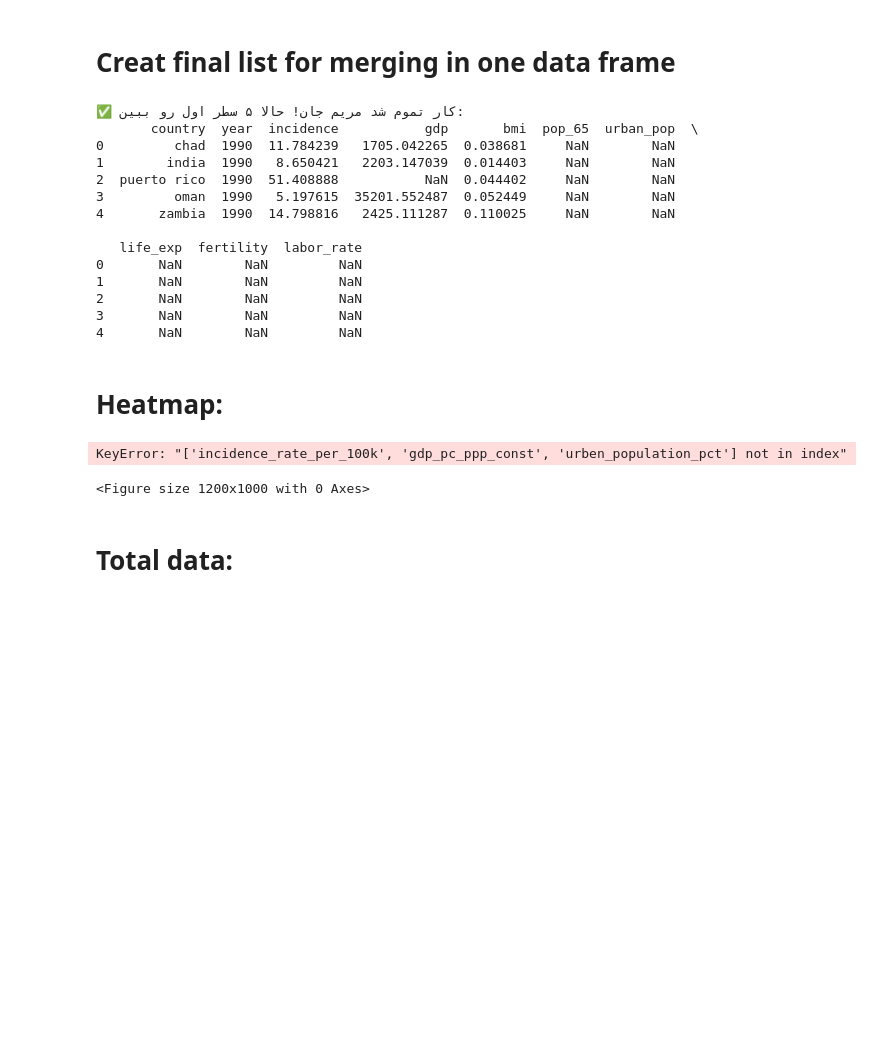
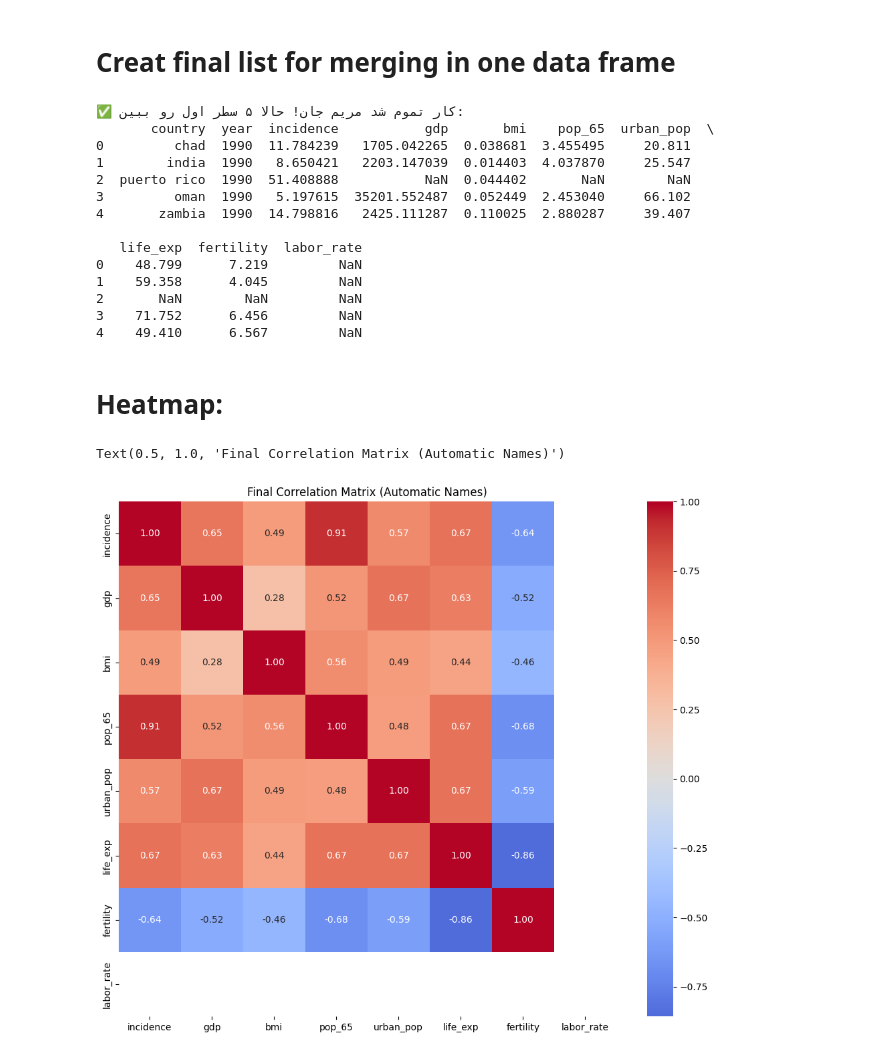
Before and after one commit to Mary-Moradi/BreastCancer_Burden_PanelStudy, a Jupyter notebook: prepared_data.ipynb, the cells around one changed output. Saved outputs shown, nothing was run; the diff lists cells and outputs as text; code cells hidden in the pictures; blank space fills up the shorter version.

Commit message:
edit git hup that shows incorrect update

```diff
--- a/prepared_data.ipynb
+++ b/prepared_data.ipynb
@@ -784,0 +742,3 @@ Changing Data type and deleting Year_Raw
+# %%
+df_urban_melted= df_urban.melt(id_vars=['Country Name', 'Country Code','Series Code','Series Name'],
+                          var_name='year_raw', value_name='urban_pct')
@@ -790,13 +764,13 @@ Urben_pupulation_pct column NaN percentage:  2.95%
 # %% [markdown]
 Define Core Model:
 # %%
-dataframe_core ={'Incident Rate (Y)': df_incident_final,
+dataframe_core ={'Incident Rate (Y)': df_incident_finally,
 'GDP per capita': df_gdp_final,
 'BMI Female:' : df_bmi_finally,
-'Population 65+': df_population65_final,
-'Urban Population': df_urban_final,
+'Population 65+': df_pop65_finally,
+'Urban Population': df_urban_finally,
 'Life Expectancy Female' :df_life_expectency_final,
-'Fertility Female': df_fertility_long}
+'Fertility Female': df_fert_finally}
 core_report_data =[]
 for var_name, df in dataframe_core.items():
     value_col=df.columns[-1]
@@ -960,9 +934,9 @@ print(df_Table_Weak_Variable)
 # Creat final list for merging in one data frame
 # %%
 final_list = [
-    df_incident_final, df_gdp_final, df_bmi_finally,
-    df_population65_final, df_urban_final,
-    df_life_expectency_final, df_fertility_long, df_labor_final]
+    df_incident_finally, df_gdp_final, df_bmi_finally,
+    df_pop65_finally , df_urban_finally,
+    df_life_expect_finally, df_fert_finally, df_labor_final]
 # %%
 clean_final_list= []
 for i, df in enumerate(final_list):
@@ -984,13 +958,13 @@ for i, df in enumerate(final_list):
 # %%
 # ۱. لیست کل فایل‌های خام (دقت کن اسم‌ها با فایل‌های تو یکی باشه)
 raw_dataframes = [
-    df_incident_final,      # فایل سرطان
+    df_incident_finally,      # فایل سرطان
     df_gdp_final,         # فایل GDP که تازه درستش کردیم
     df_bmi_finally,         # فایل BMI
-    df_population65_final,  # فایل جمعیت ۶۵ سال
-    df_urban_final,         # فایل جمعیت شهری
-    df_life_expectency_final, # فایل امید به زندگی
-    df_fertility_long,      # فایل باروری
+    df_pop65_finally,  # فایل جمعیت ۶۵ سال
+    df_urban_finally,         # فایل جمعیت شهری
+    df_life_expect_finally, # فایل امید به زندگی
+    df_fert_finally,      # فایل باروری
     df_labor_final          # فایل اشتغال زنان
 ]
 
@@ -1027,35 +1001,33 @@ print("✅ کار تموم شد مریم جان! حالا ۵ سطر اول رو
 print(df_final.head(5))
 # %% [output]
 ✅ کار تموم شد مریم جان! حالا ۵ سطر اول رو ببین:
-       country  year  incidence           gdp       bmi  pop_65  urban_pop  \
-0         chad  1990  11.784239   1705.042265  0.038681     NaN        NaN
-1        india  1990   8.650421   2203.147039  0.014403     NaN        NaN
-2  puerto rico  1990  51.408888           NaN  0.044402     NaN        NaN
-3         oman  1990   5.197615  35201.552487  0.052449     NaN        NaN
-4       zambia  1990  14.798816   2425.111287  0.110025     NaN        NaN
+       country  year  incidence           gdp       bmi    pop_65  urban_pop  \
+0         chad  1990  11.784239   1705.042265  0.038681  3.455495     20.811
+1        india  1990   8.650421   2203.147039  0.014403  4.037870     25.547
+2  puerto rico  1990  51.408888           NaN  0.044402       NaN        NaN
+3         oman  1990   5.197615  35201.552487  0.052449  2.453040     66.102
+4       zambia  1990  14.798816   2425.111287  0.110025  2.880287     39.407
 
    life_exp  fertility  labor_rate
-0       NaN        NaN         NaN
-1       NaN        NaN         NaN
+0    48.799      7.219         NaN
+1    59.358      4.045         NaN
 2       NaN        NaN         NaN
-3       NaN        NaN         NaN
-4       NaN        NaN         NaN
+3    71.752      6.456         NaN
+4    49.410      6.567         NaN
 # %% [markdown]
 # Heatmap:
 # %%
-import seaborn as sns
-import matplotlib.pyplot as plt
+numeric_df = df_final.select_dtypes(include=['number'])
 
-target_cols = ['incidence_rate_per_100k', 'gdp_pc_ppp_const', 'bmi_female',
-               'population_65_pct', 'urben_population_pct', 'life_expectancy_female',
-               'fertility_female', 'female_labor_rate']
+# if we have year column have drop it
+if 'year' in numeric_df.columns:
+    numeric_df = numeric_df.drop(columns=['year'])
 
+#heatmap Graph & correlation Matrix
 plt.figure(figsize=(12, 10))
-sns.heatmap(df_final[target_cols].corr(), annot=True, cmap='coolwarm', fmt=".2f", center=0)
-plt.title('Final Correlation Matrix')
-plt.show()
+corr_matrix=numeric_df.corr()
+sns.heatmap(corr_matrix, annot=True, cmap='coolwarm', fmt=".2f", center=0)
+plt.title('Final Correlation Matrix (Automatic Names)')
 # %% [output]
-KeyError: "['incidence_rate_per_100k', 'gdp_pc_ppp_const', 'urben_population_pct'] not in index"
+Text(0.5, 1.0, 'Final Correlation Matrix (Automatic Names)')
-<Figure size 1200x1000 with 0 Axes>
+[figure, added]
-# %% [markdown]
-# Total data:
```
Also changed, not shown: parts of 31 cells of this notebook.
